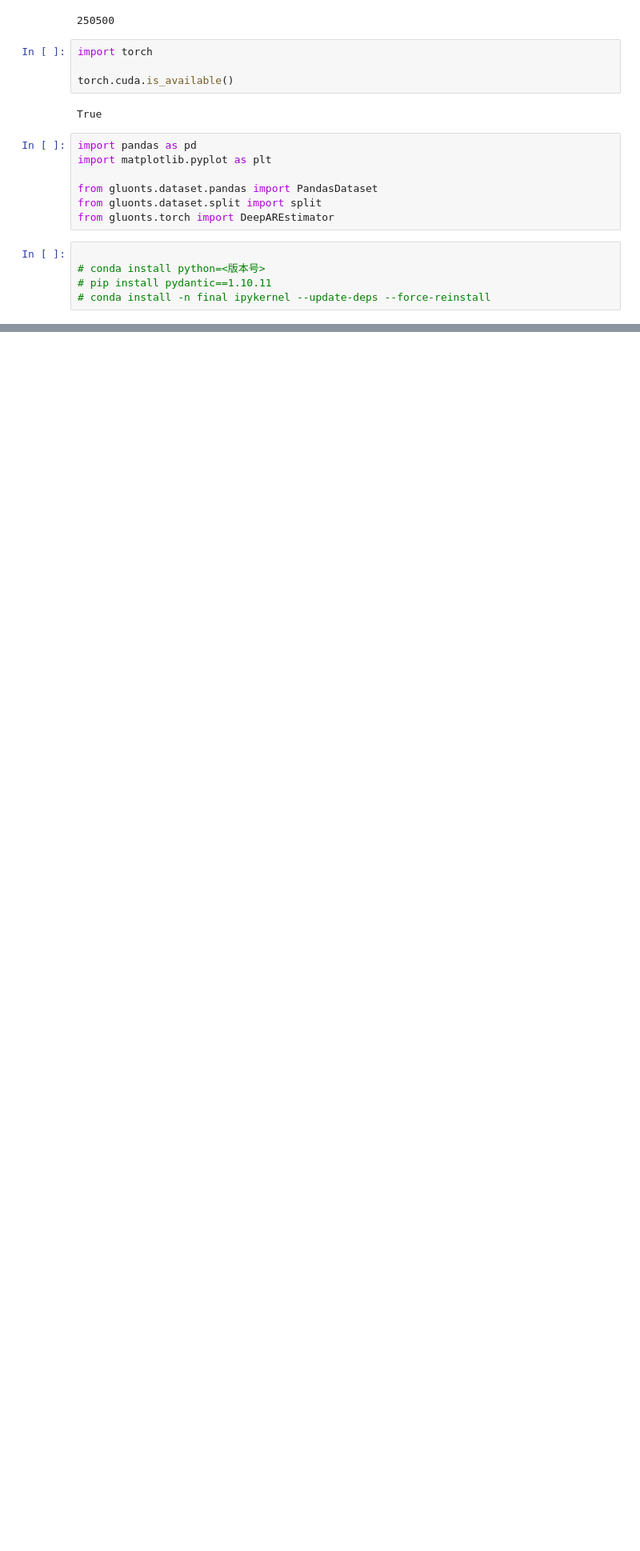
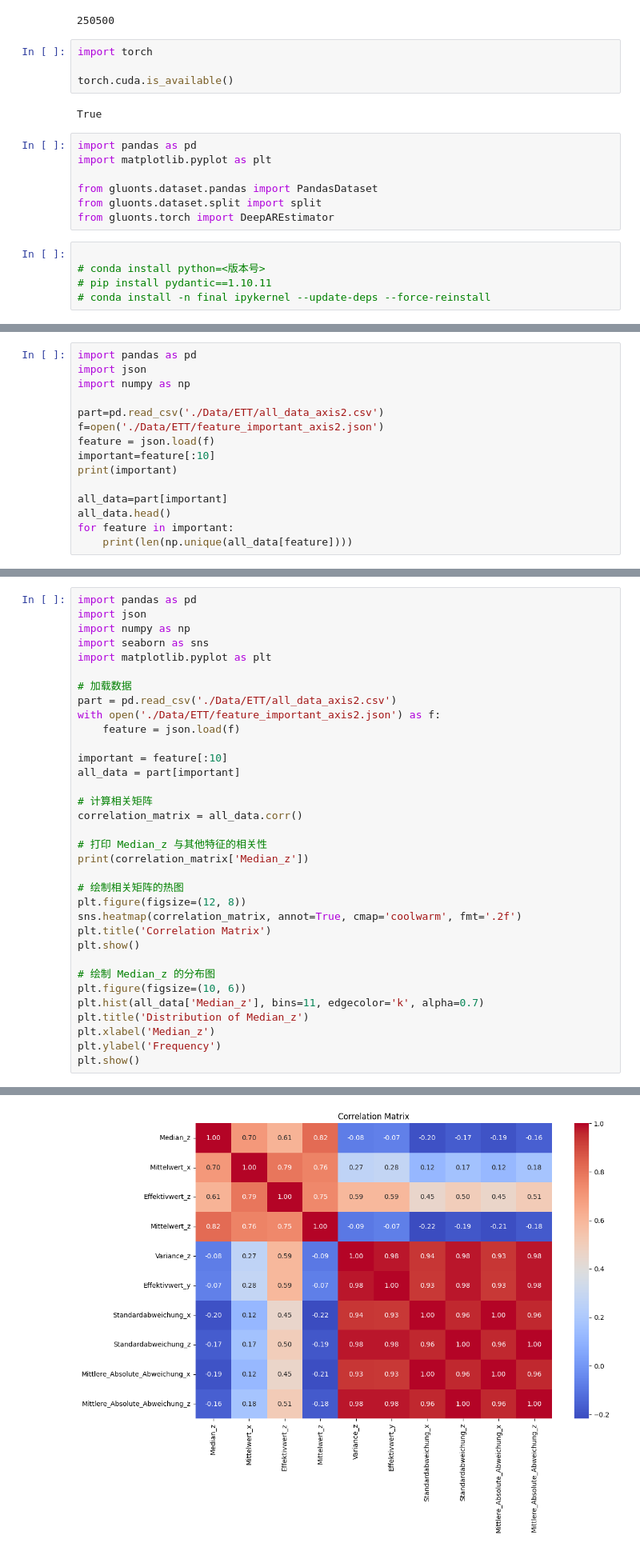
Before and after one commit to lian333/transformer_all, a Jupyter notebook: muti_autoformer.ipynb, the cells around one changed output, grey strips where cells are left out. Shown at 80% size. Drawn from its saved outputs; the diff is of its cells as text; blank space fills up the shorter version.

```diff
--- a/muti_autoformer.ipynb
+++ b/muti_autoformer.ipynb
@@ -148,0 +177,15 @@ from gluonts.torch import DeepAREstimator
+# %%
+import pandas as pd
+import json
+import numpy as np
+
+part=pd.read_csv('./Data/ETT/all_data_axis2.csv')
+f=open('./Data/ETT/feature_important_axis2.json')
+feature = json.load(f)
+important=feature[:10]
+print(important)
+
+all_data=part[important]
+all_data.head()
+for feature in important:
+    print(len(np.unique(all_data[feature])))
@@ -148,0 +276,35 @@ from gluonts.torch import DeepAREstimator
+# %%
+import pandas as pd
+import json
+import numpy as np
+import seaborn as sns
+import matplotlib.pyplot as plt
+
+# 加载数据
+part = pd.read_csv('./Data/ETT/all_data_axis2.csv')
+with open('./Data/ETT/feature_important_axis2.json') as f:
+    feature = json.load(f)
+
+important = feature[:10]
+all_data = part[important]
+
+# 计算相关矩阵
+correlation_matrix = all_data.corr()
+
+# 打印 Median_z 与其他特征的相关性
+print(correlation_matrix['Median_z'])
+
+# 绘制相关矩阵的热图
+plt.figure(figsize=(12, 8))
+sns.heatmap(correlation_matrix, annot=True, cmap='coolwarm', fmt='.2f')
+plt.title('Correlation Matrix')
+plt.show()
+
+# 绘制 Median_z 的分布图
+plt.figure(figsize=(10, 6))
+plt.hist(all_data['Median_z'], bins=11, edgecolor='k', alpha=0.7)
+plt.title('Distribution of Median_z')
+plt.xlabel('Median_z')
+plt.ylabel('Frequency')
+plt.show()
+# %% [output]
@@ -148,0 +322 @@ from gluonts.torch import DeepAREstimator
+[figure, added]
```
Also changed, not shown: parts of 6 cells of this notebook.
